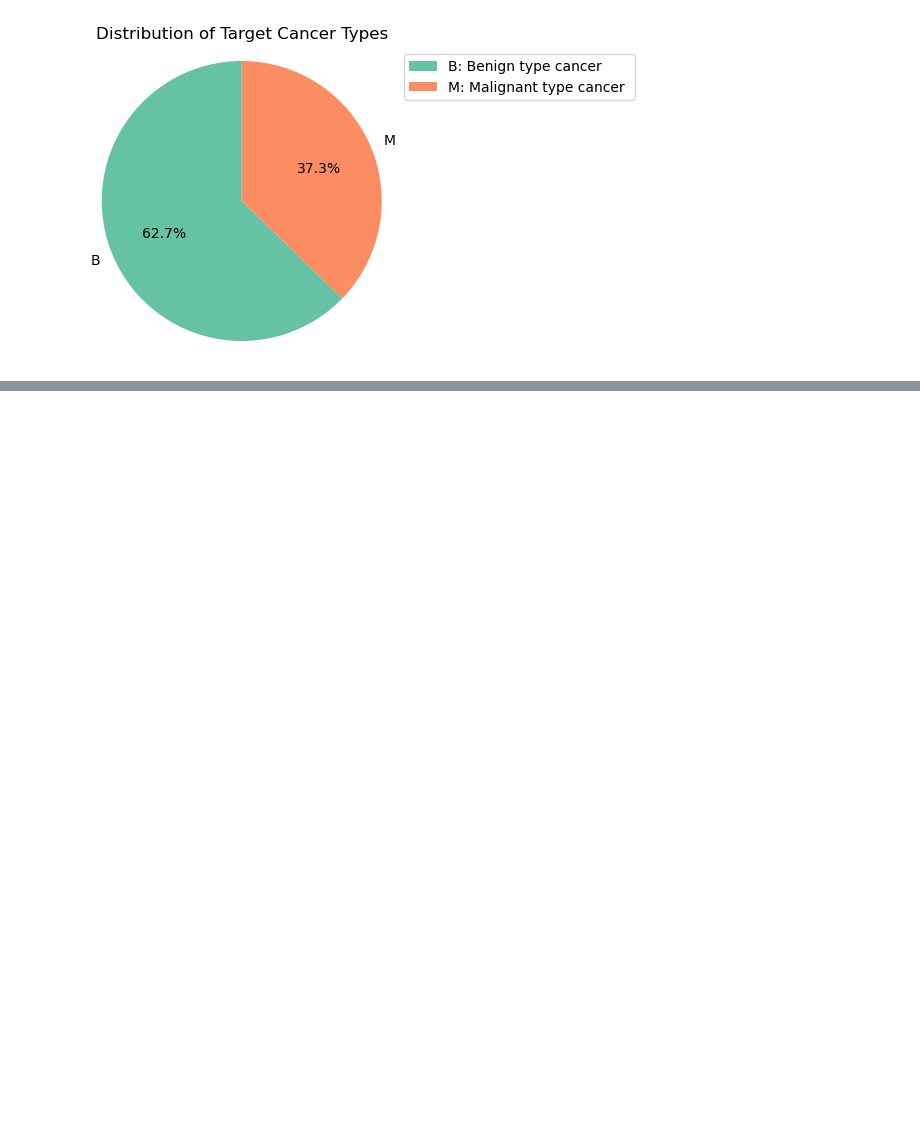
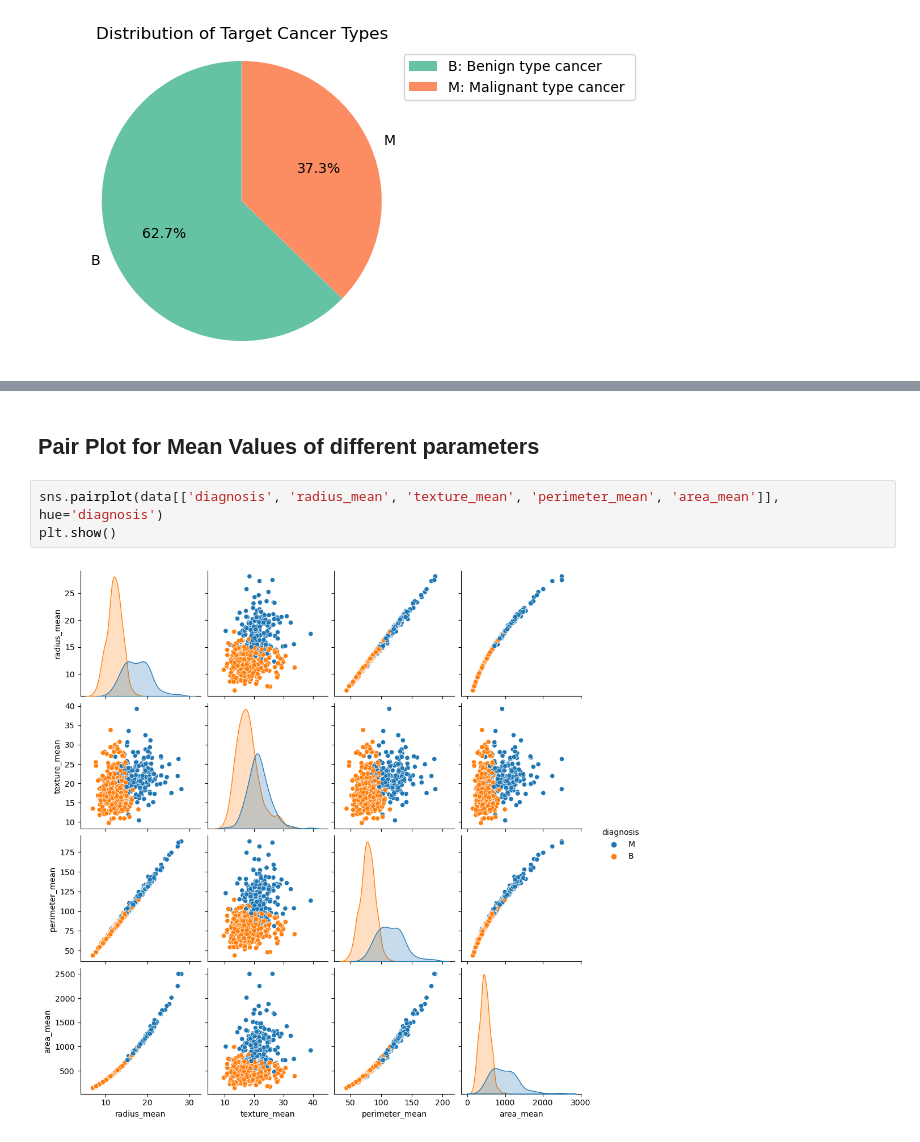
Before and after one commit to udityamerit/all_MLpackages, a Jupyter notebook: model.ipynb, the cells around one changed output, grey strips where cells are left out. Cells and saved outputs as stored; diff of their text form; blank space fills up the shorter version.

Commit message:
Updating the graphs of mean parameter

```diff
--- a/model.ipynb
+++ b/model.ipynb
@@ -107,0 +136,7 @@ plt.show()
+# %% [markdown]
+## Pair Plot for Mean Values of different parameters
+# %%
+sns.pairplot(data[['diagnosis', 'radius_mean', 'texture_mean', 'perimeter_mean', 'area_mean']], hue='diagnosis')
+plt.show()
+# %% [output]
+[figure, added]
```
Also changed, not shown: parts of 3 cells of this notebook.
